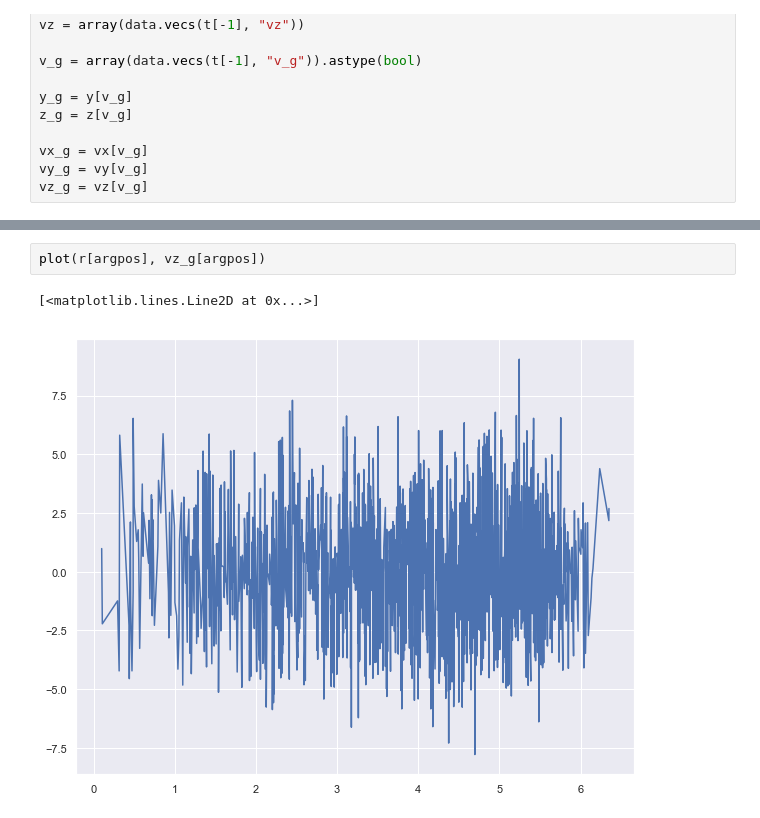
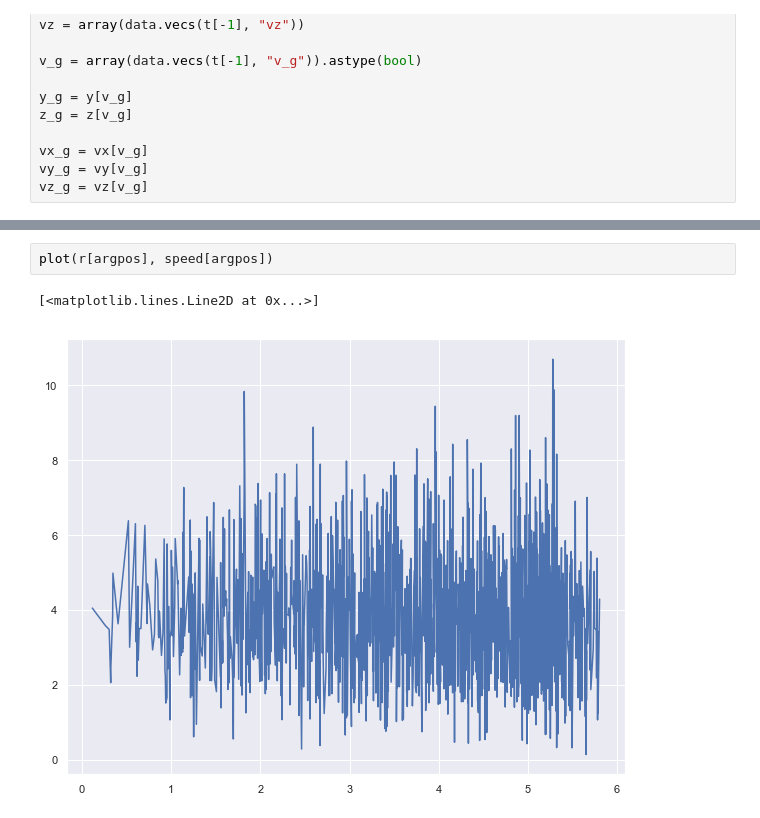
Before and after one commit to auduntre/FYS4460, a Jupyter notebook: Project2/task_h/task_h.ipynb, the cells around one changed output, grey strips where cells are left out. Drawn from its saved outputs; the diff is of its cells as text.

```diff
--- a/Project2/task_h/task_h.ipynb
+++ b/Project2/task_h/task_h.ipynb
@@ -61,5 +61,5 @@ show()
 # %%
-plot(r[argpos], vz_g[argpos])
+plot(r[argpos], speed[argpos])
 # %% [output]
 [<matplotlib.lines.Line2D at 0x...>]
-[figure, old version]
+[figure, new version]
```
Also changed, not shown: parts of 6 cells of this notebook, 1 other file.
